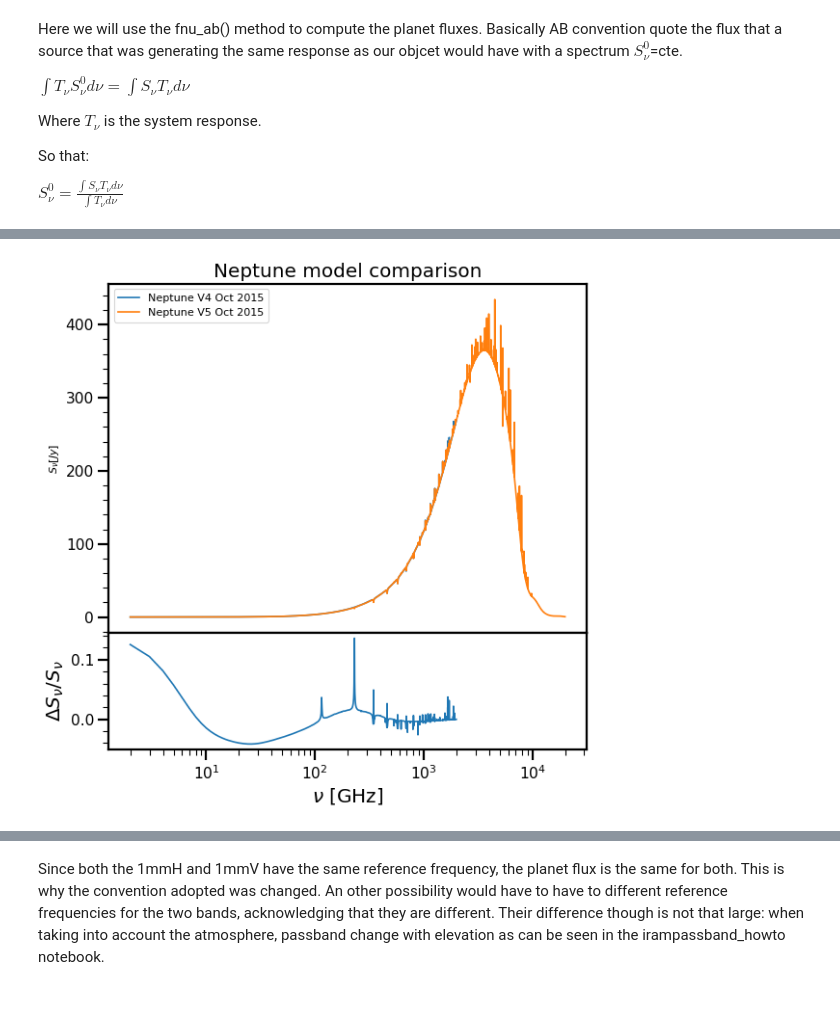
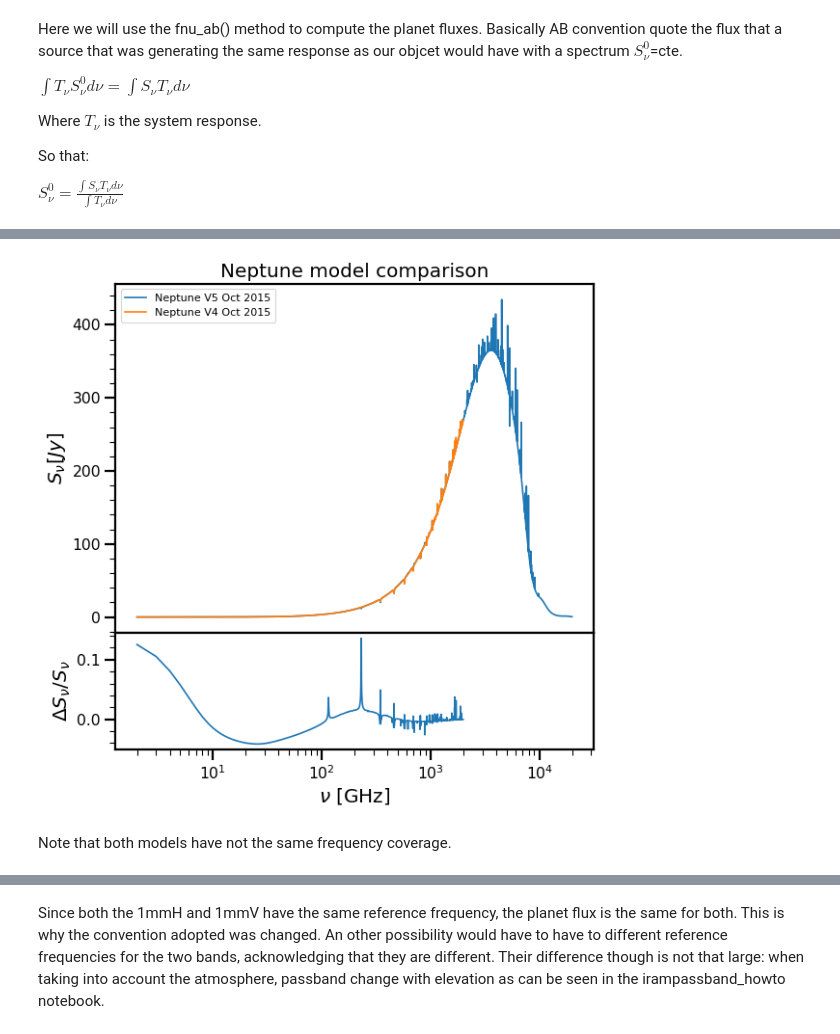
Before and after one commit to haussel/photometry, a Jupyter notebook: notebooks/planet_fluxes.ipynb, the cells around one changed output, grey strips where cells are left out. Cells and saved outputs as stored; diff of their text form; code cells hidden in the pictures; blank space fills up the shorter version.

```diff
--- a/notebooks/planet_fluxes.ipynb
+++ b/notebooks/planet_fluxes.ipynb
@@ -136,45 +157,47 @@ fig = plt.figure(1, (8,8), 80)
 gs = gridspec.GridSpec(2, 1, height_ratios=[3, 1])
 plt.subplots_adjust(hspace=0.0)
 ax1 = plt.subplot(gs[0])
-ax1.set_xscale("log", nonposy='clip')
+ax1.set_xscale("log")
 ax1.minorticks_on()
 ax1.tick_params('both', length=10, width=2, which='major')
 ax1.tick_params('both', length=5, width=1, which='minor')
 ax1.tick_params(axis='y', which='major', labelsize=14)
 ax1.set_title('Neptune model comparison', fontdict={'fontsize':18})
+plt.plot(spec_neptune_v5.nu(u.GHz), spec_neptune_v5.fnu(u.Jy), label='Neptune V5 Oct 2015')
 plt.plot(spec_neptune_2017.nu(u.GHz), spec_neptune_2017.fnu(u.Jy), label='Neptune V4 Oct 2015')
-plt.plot(spec_neptune_v5.nu(u.GHz), spec_neptune_v5.fnu(u.Jy), label='Neptune V5 Oct 2015')
-plt.ylabel(r'$S_{\nu} [Jy]$')
+plt.ylabel(r'$S_{\nu} [Jy]$', fontsize=18)
 for axis in ['top','bottom','left','right']:
   ax1.spines[axis].set_linewidth(2)
 ax1.autoscale(False)
-ax1.set_xlim([0, 1000])
+ax1.set_xlim([1, 1000])
 plt.legend(loc='upper left')
 
 
 ax2 = plt.subplot(gs[1], sharex=ax1)
 ax2.minorticks_on()
 ax2.tick_params('both', length=10, width=2, which='major')
 ax2.tick_params('both', length=5, width=1, which='minor')
 ax2.tick_params(axis='both', which='major', labelsize=14)
 
 # Note on how we interpolate the spectrum of the second model at the frequencies of the first
 # by using the fnu_nu() method instead of the fnu()
 plt.plot(spec_neptune_2017.nu(u.GHz), (spec_neptune_2017.fnu(u.Jy)-\
          spec_neptune_v5.fnu_nu(spec_neptune_2017.nu(u.GHz)))/spec_neptune_2017.fnu(u.Jy))
 
 
 plt.ylabel(r'$\Delta S_{\nu}/ S_{\nu}$', fontsize=18)
 plt.xlabel(r'$\nu$ [GHz]', fontsize=18)
 
 for axis in ['top','bottom','left','right']:
   ax2.spines[axis].set_linewidth(2)
 xticklabels = ax1.get_xticklabels()
 plt.setp(xticklabels, visible=False)
 labels = ax2.get_yticklabels()
 (labels[-1]).set_visible(False)
 # %% [output]
-[figure, old version]
+[figure, new version]
+# %% [markdown]
+Note that both models have not the same frequency coverage.
 # %%
 # Differences in the NIKA2 passbands
 print("Neptune fluxes in V4:")
```
Also changed, not shown: parts of 35 cells of this notebook, 1 other file.
